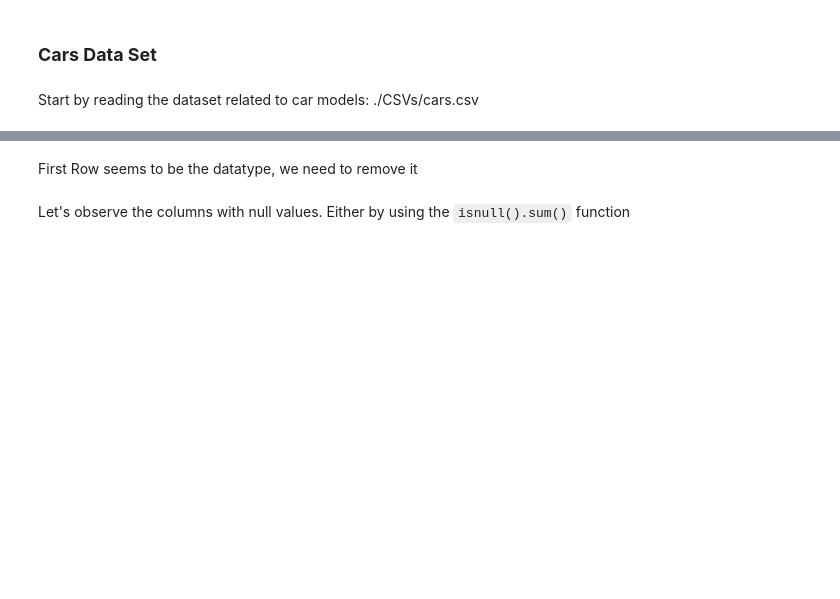
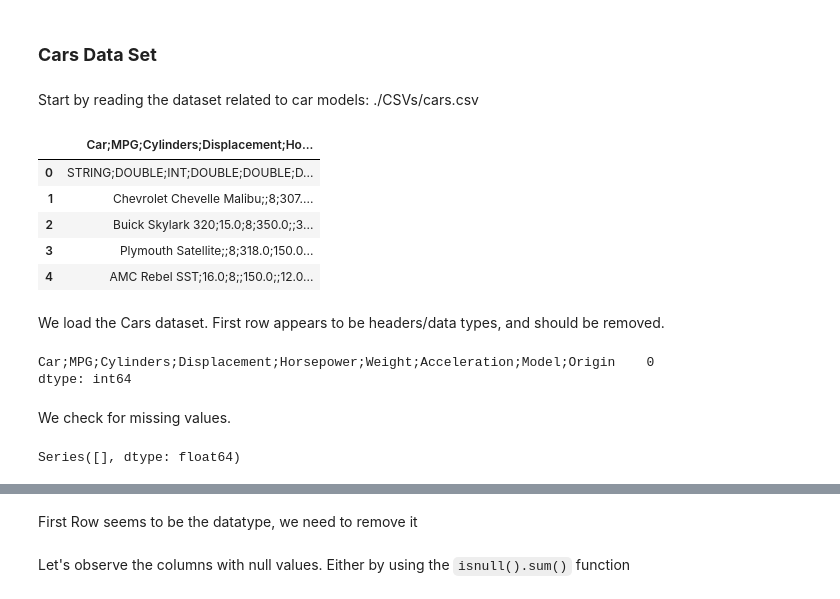
Before and after one commit to Babandeep16/PracticalLab04ML, a Jupyter notebook: week5Lab_Students.ipynb, the cells around one changed output, grey strips where cells are left out. Saved outputs shown, nothing was run; the diff lists cells and outputs as text; code cells hidden in the pictures; blank space fills up the shorter version.

```diff
--- a/week5Lab_Students.ipynb
+++ b/week5Lab_Students.ipynb
@@ -172,3 +172,15 @@ Examples of data cleaning include cleaning:
 ### **Cars Data Set**
 # %% [markdown]
 Start by reading the dataset related to car models: ./CSVs/cars.csv
+# %%
+df = pd.read_csv("cars.csv")
+df.head()
+# %% [output]
+|  | Car;MPG;Cylinders;Displacement;Ho... |
+| 0 | STRING;DOUBLE;INT;DOUBLE;DOUBLE;D... |
+| 1 | Chevrolet Chevelle Malibu;;8;307.... |
+| 2 | Buick Skylark 320;15.0;8;350.0;;3... |
+| 3 | Plymouth Satellite;;8;318.0;150.0... |
+| 4 | AMC Rebel SST;16.0;8;;150.0;;12.0... |
+# %% [markdown]
+We load the Cars dataset. First row appears to be headers/data types, and should be removed.
@@ -174,0 +190,12 @@ Start by reading the dataset related to car models: ./CSVs/cars.csv
+# %%
+df.isnull().sum()
+# %% [output]
+Car;MPG;Cylinders;Displacement;Horsepower;Weight;Acceleration;Model;Origin    0
+dtype: int64
+# %% [markdown]
+We check for missing values.
+# %%
+missing_percent = df.isnull().mean() * 100
+missing_percent[missing_percent > 0]
+# %% [output]
+Series([], dtype: float64)
```
Also changed, not shown: parts of 11 cells of this notebook.
